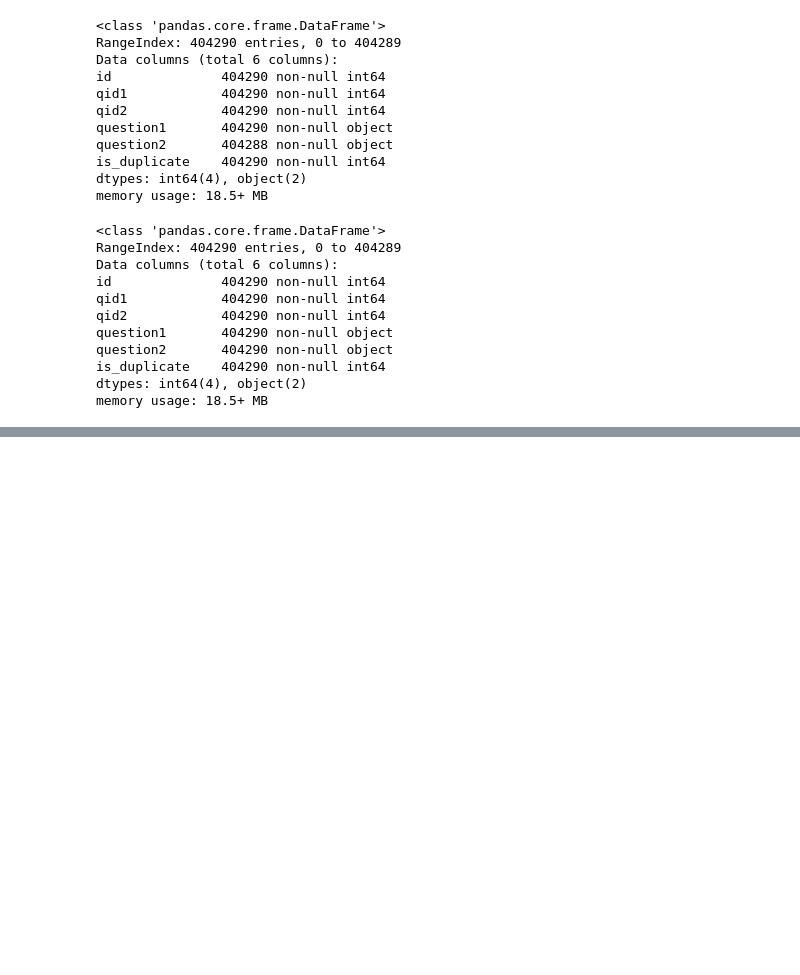
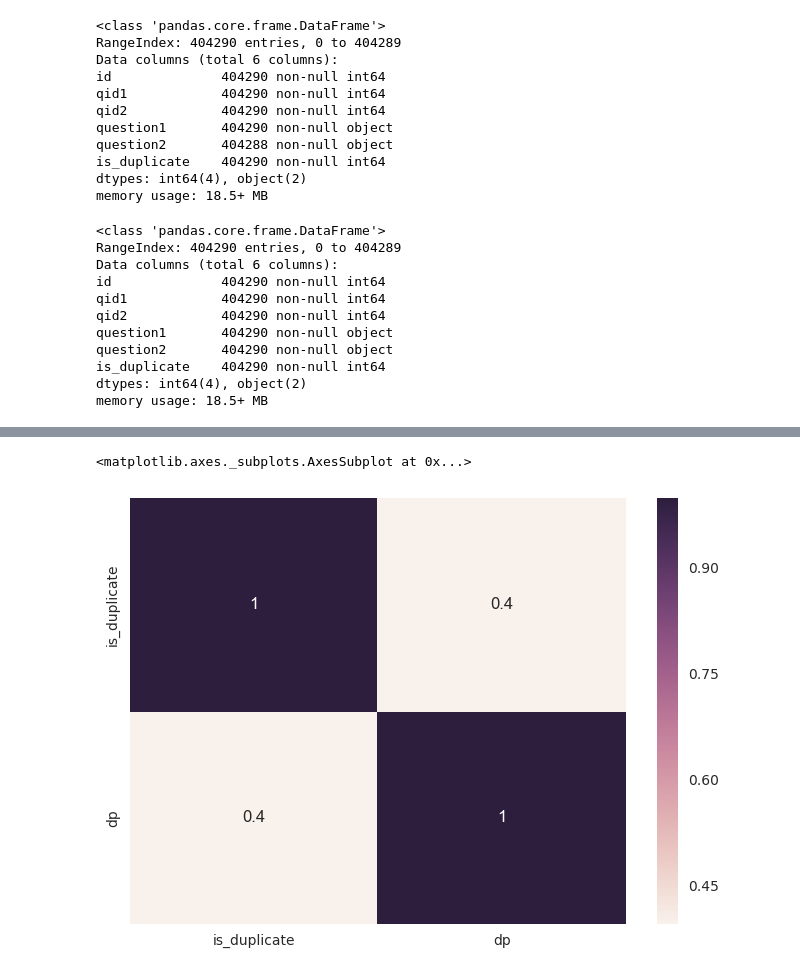
Before and after one commit to nlyf/quora, a Jupyter notebook: notebooks/intro.ipynb, the cells around one changed output, grey strips where cells are left out. Drawn from its saved outputs; the diff is of its cells as text; code cells hidden in the pictures; blank space fills up the shorter version.

Commit message:
cos base no training

```diff
--- a/notebooks/intro.ipynb
+++ b/notebooks/intro.ipynb
@@ -52,8 +66,13 @@ count_vec = CountVectorizer()
 all_data = train['question1'].tolist() + train['question2'].tolist()
 n = train.shape[0]
 # %%
-vec = count_vec
+vec = tfidf_vec
 x = vec.fit_transform(all_data)
 print("features: {}".format(len(vec.vocabulary_)))
+m_q1 = x[0:n]
+print("matrix 1 shape :{}".format(m_q1.shape))
+
+m_q2 = x[n:]
+print("matrix 2 shape: {}".format(m_q2.shape))
 # %% [output]
 features: 86153
@@ -59,0 +81,2 @@ features: 86153
+# %%
+dot_dist = m_q1.multiply(m_q2).sum(axis=1).tolist()
@@ -59,0 +103,6 @@ features: 86153
+# %%
+df_=train.copy()
+# %%
+temp = pd.DataFrame(dot_dist,columns=['dp'])
+
+df_['dp'] = temp['dp']
@@ -59,0 +116,5 @@ features: 86153
+# %%
+sns.heatmap(df_[:1000000][['is_duplicate','dp']].corr(),annot=True)
+# %% [output]
+<matplotlib.axes._subplots.AxesSubplot at 0x...>
+[figure, added]
```
Also changed, not shown: parts of 37 cells of this notebook.
